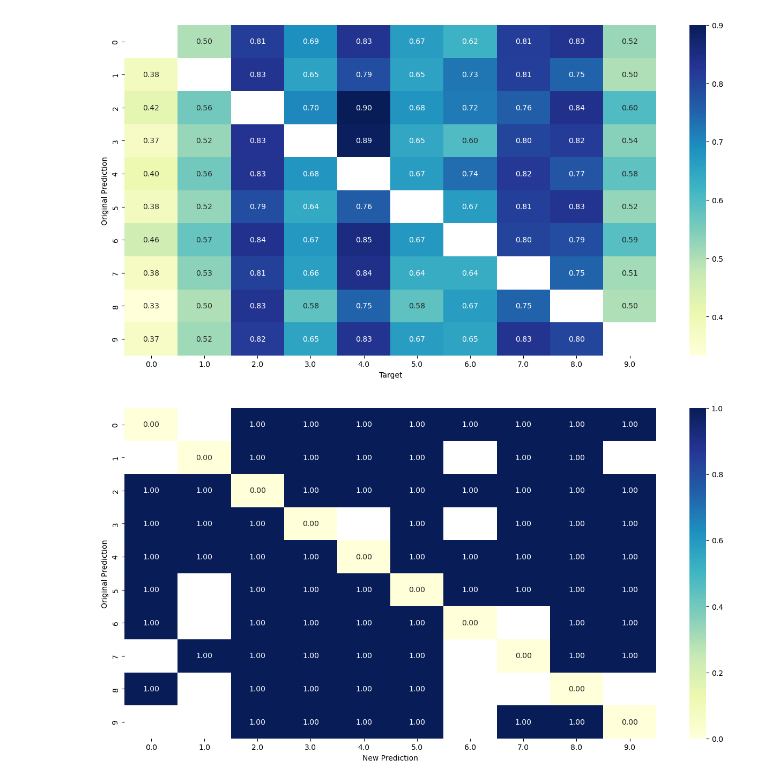
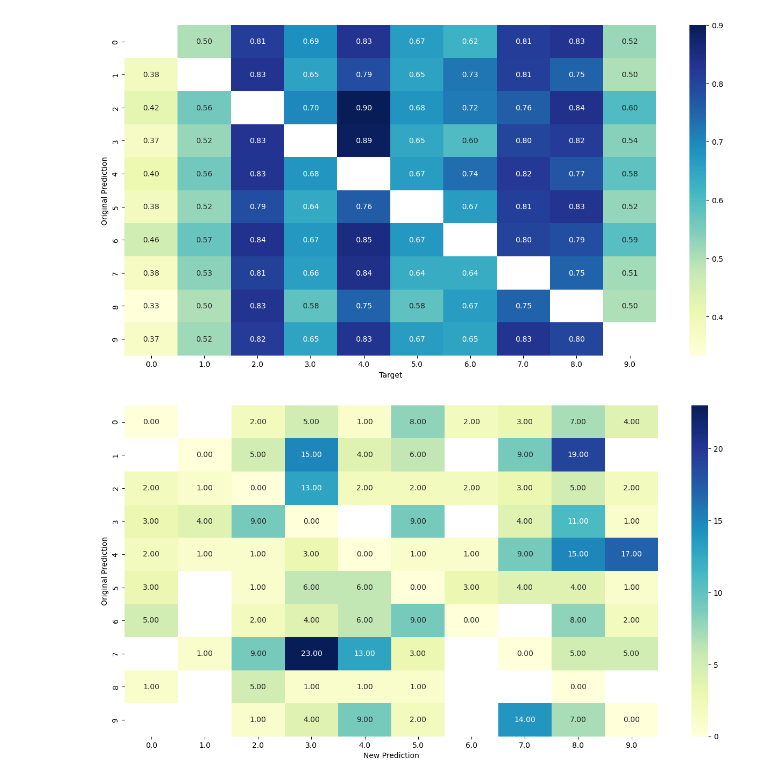
Before and after one commit to jasminkareem/CFX-benchmarking, a Jupyter notebook: visualize_mnist_final_results.ipynb, the cells around one changed output. Saved outputs shown, nothing was run; the diff lists cells and outputs as text; code cells hidden in the pictures.

```diff
--- a/visualize_mnist_final_results.ipynb
+++ b/visualize_mnist_final_results.ipynb
@@ -371,17 +371,17 @@ plt.show()
 # %% [output]
 [figure]
 # %%
-grouped_correctness = results.groupby(['method', 'original_predicted_label', 'predicted_label'])['correctness'].mean()
+grouped_correctness = results.groupby(['method', 'original_predicted_label', 'predicted_label'])['correctness'].sum()
 captum_correctness = pd.DataFrame(grouped_correctness['Captum-MinParamPerturbation'].reset_index()).pivot(index="original_predicted_label", columns="predicted_label", values="correctness")
 plt.figure(figsize=(16, 8))  # Set the figure size
 sns.heatmap(captum_correctness, cmap="YlGnBu", cbar=True, annot=True, fmt=".2f")
 
 
 # Set heatmap title and labels
 plt.ylabel('Original Prediction')
 plt.xlabel('New Prediction')
 
 # Show the heatmap
 plt.show()
 # %% [output]
-[figure, old version]
+[figure, new version]
```
Also changed, not shown: parts of 13 cells of this notebook.
